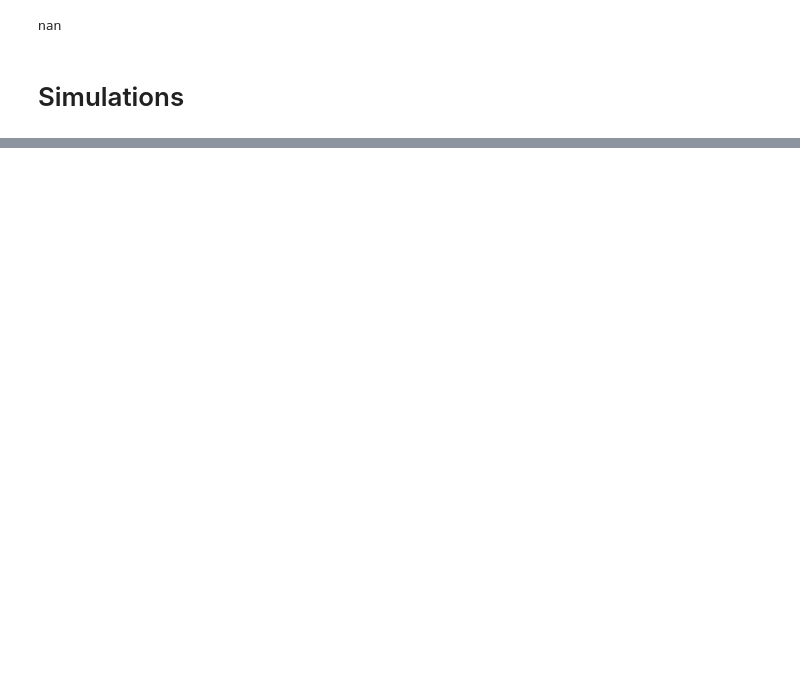
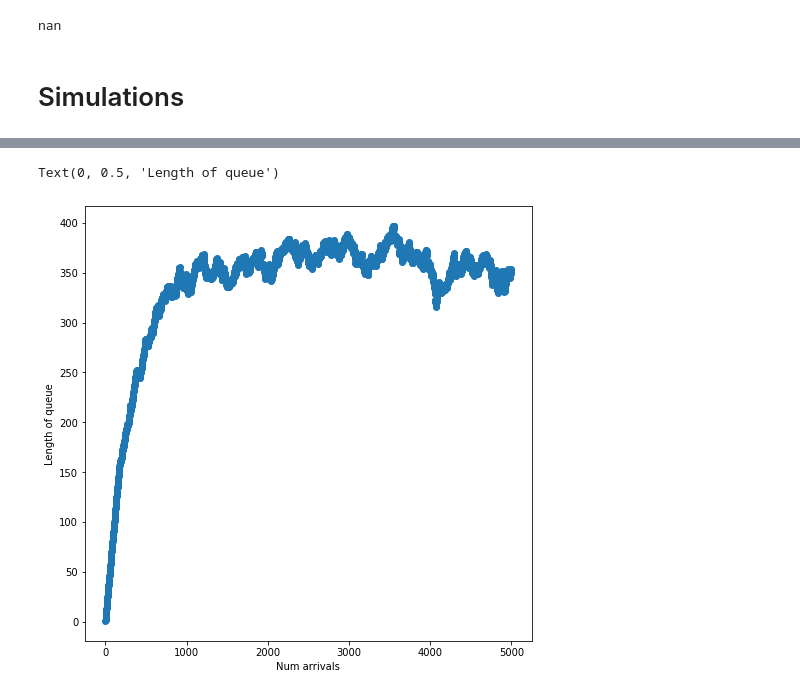
Before and after one commit to toannazhao/kidney-exchange, a Jupyter notebook: simulation.ipynb, the cells around one changed output, grey strips where cells are left out. Cells and saved outputs as stored; diff of their text form; code cells hidden in the pictures; blank space fills up the shorter version.

```diff
--- a/simulation.ipynb
+++ b/simulation.ipynb
@@ -75,0 +131,3 @@ from queue_simulation import Queue
+# %%
+pts = pd.read_excel("../Data/points.xlsx")
+pts
@@ -75,0 +154,7 @@ from queue_simulation import Queue
+# %%
+ke_nkr_pts = ke_nkr.merge(pts, how='left',
+                          left_on = ['abo_donor', 'abo_patient'], right_on = ['Donor ', 'Patient'])
+ke_nkr_pts['pra_bin'] = pd.cut(ke_nkr_pts.pra, [-1, 30, 80, 100], labels = ['0-30', '30-80', '80-100']).astype('str')
+ke_nkr_pts.pra_bin.fillna('0-30', inplace=True)
+ke_nkr_pts['points'] = pd.concat([ke_nkr_pts.loc[ke_nkr_pts.pra_bin == i, i] for i in ke_nkr_pts.pra_bin.unique()])
+ke_nkr_pts
@@ -75,0 +179,3 @@ from queue_simulation import Queue
+# %%
+hospitals_ts = hospitals.transpose()
+hospitals_ts
@@ -75,0 +186,24 @@ from queue_simulation import Queue
+# %%
+q = Queue(arrival_rate=365, departure_rate=1, compatibility=matrix, values=np.ones((len(matrix), len(matrix))),
+          hospital = hospitals, pairs = ke_nkr_pts)
+
+pool_len = pd.Series([])
+check_departures = pd.Series([])
+
+start_time = datetime.now()
+
+q.generate_arrivals_departures(100000)
+
+#         print("matching...")
+
+while q.num_arrivals < 5000:
+    q.next_greedy_match(use_points=True, altruistic=False, three_way=False)
+    pool_len[q.num_arrivals] = len(q.current)
+    check_departures[q.num_arrivals] = len(q.departures)
+    # add points to hospital time series
+    hospitals_ts.loc[q.num_arrivals] = q.hospital['points']
+
+end_time = datetime.now()
+
+hospitals_ts
+#         print("time for ", queue_init.num_arrivals, "arrivals and ", len(q.matches), "matches:", end_time - start_time)
@@ -75,0 +224,8 @@ from queue_simulation import Queue
+# %%
+plt.figure(figsize = (8, 8))
+pool_len.plot(marker = 'o')
+plt.xlabel("Num arrivals")
+plt.ylabel("Length of queue")
+# %% [output]
+Text(0, 0.5, 'Length of queue')
+[figure, added]
```
Also changed, not shown: parts of 73 cells of this notebook, 1 other file.
